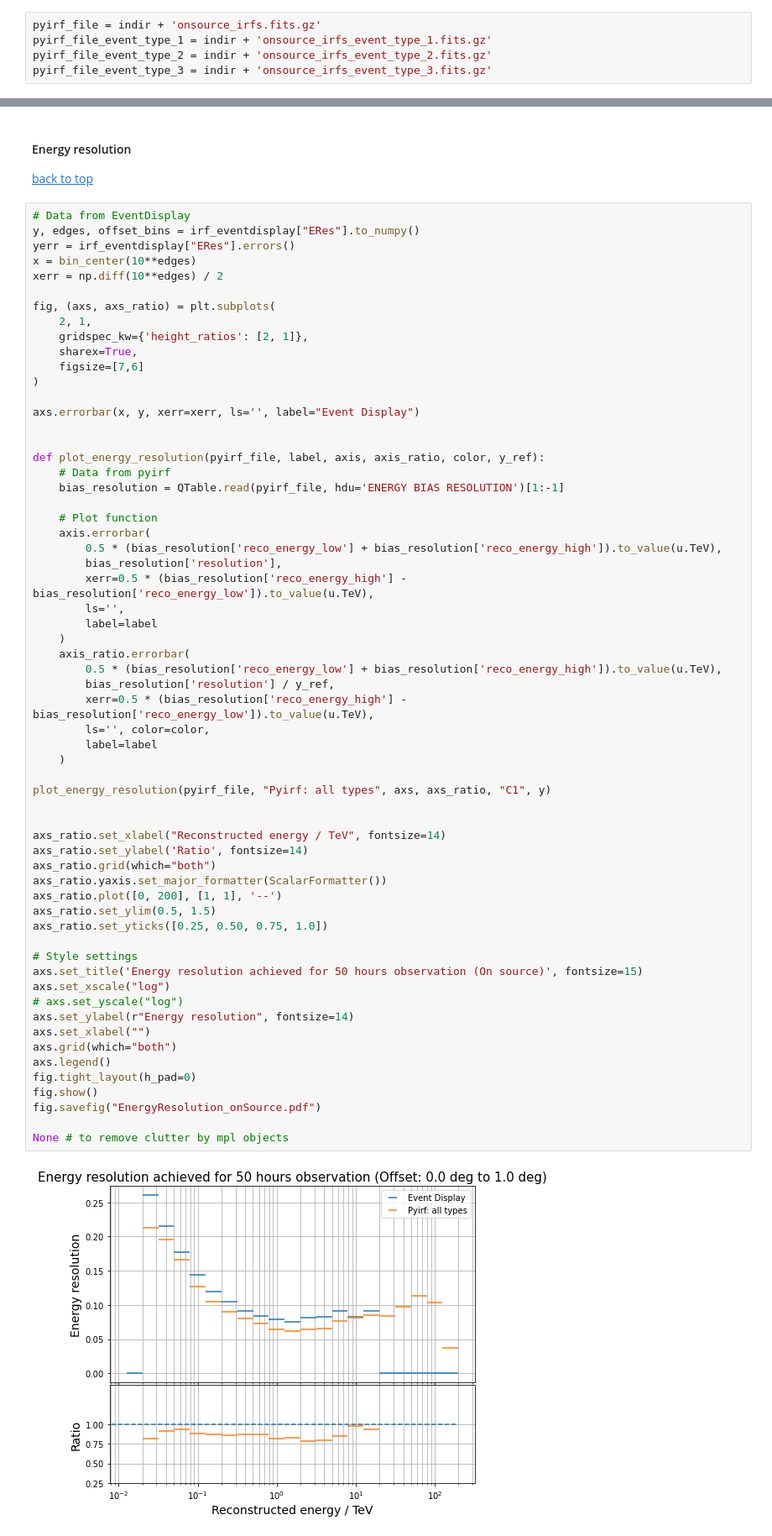
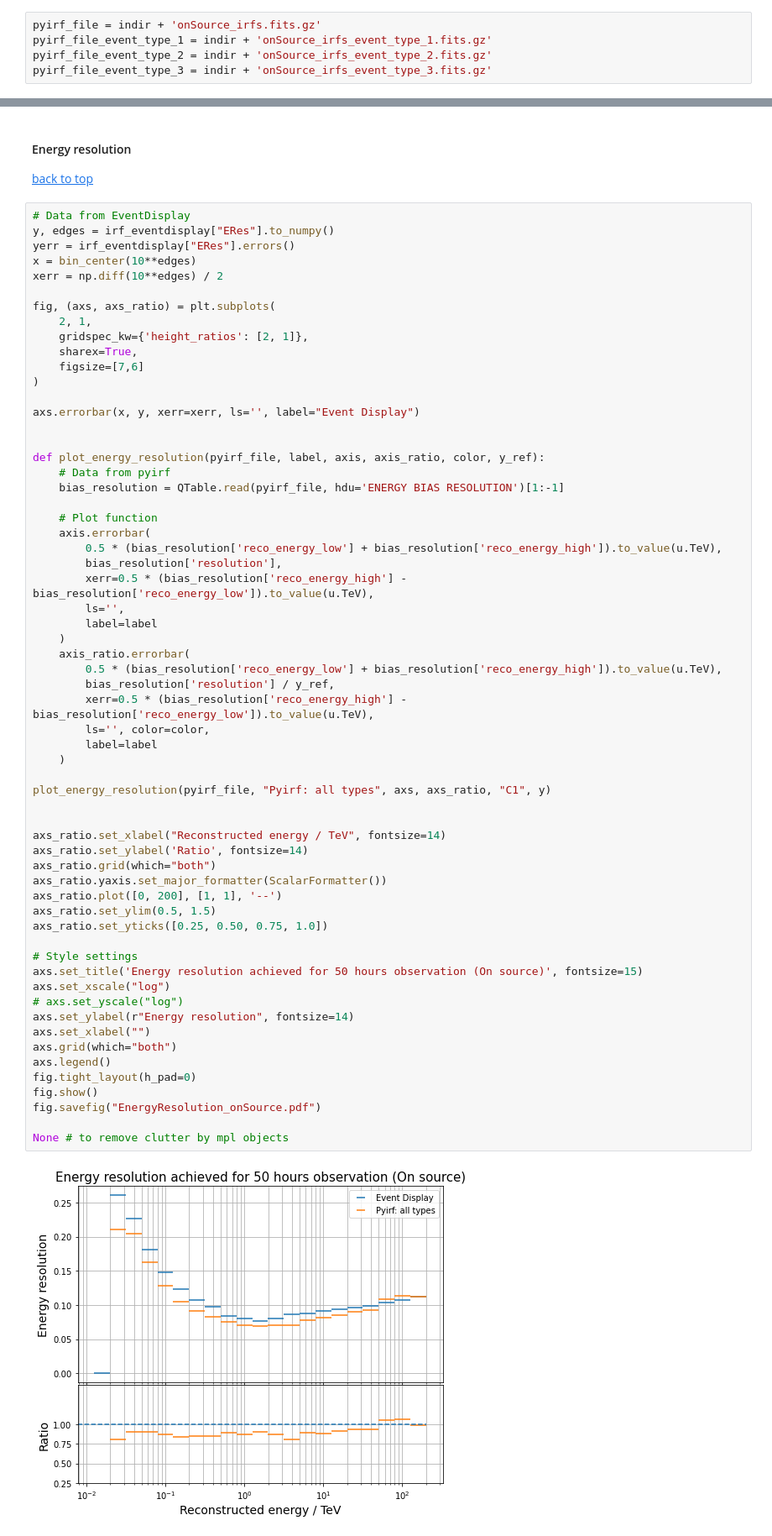
Before and after one commit to cta-observatory/iact_event_types, a Jupyter notebook: notebooks/onsource_event_type_comparison.ipynb, the cells around one changed output, grey strips where cells are left out. Shown at 84% size. Drawn from its saved outputs; the diff is of its cells as text.

Commit message:
Updated onSource notebook

```diff
--- a/notebooks/onsource_event_type_comparison.ipynb
+++ b/notebooks/onsource_event_type_comparison.ipynb
@@ -63,10 +63,10 @@ irf_eventdisplay = uproot.open(os.path.join(indir, irf_file_event_display))
 The following is the current IRF + sensititivy output FITS format provided by pyirf.
 The cuts are optimized independently for each event type selection and for the whole dataset (standard).
 # %%
-pyirf_file = indir + 'onsource_irfs.fits.gz'
-pyirf_file_event_type_1 = indir + 'onsource_irfs_event_type_1.fits.gz'
-pyirf_file_event_type_2 = indir + 'onsource_irfs_event_type_2.fits.gz'
-pyirf_file_event_type_3 = indir + 'onsource_irfs_event_type_3.fits.gz'
+pyirf_file = indir + 'onSource_irfs.fits.gz'
+pyirf_file_event_type_1 = indir + 'onSource_irfs_event_type_1.fits.gz'
+pyirf_file_event_type_2 = indir + 'onSource_irfs_event_type_2.fits.gz'
+pyirf_file_event_type_3 = indir + 'onSource_irfs_event_type_3.fits.gz'
 # %% [markdown]
 ## Optimized cuts
 [back to top](#Table-of-contents)
@@ -700,7 +700,7 @@ None # to remove clutter by mpl objects
 [back to top](#Table-of-contents)
 # %%
 # Data from EventDisplay
-y, edges, offset_bins = irf_eventdisplay["ERes"].to_numpy()
+y, edges = irf_eventdisplay["ERes"].to_numpy()
 yerr = irf_eventdisplay["ERes"].errors()
 x = bin_center(10**edges)
 xerr = np.diff(10**edges) / 2
@@ -733,34 +733,34 @@ def plot_energy_resolution(pyirf_file, label, axis, axis_ratio, color, y_ref):
         xerr=0.5 * (bias_resolution['reco_energy_high'] - bias_resolution['reco_energy_low']).to_value(u.TeV),
         ls='', color=color,
         label=label
     )
 
 plot_energy_resolution(pyirf_file, "Pyirf: all types", axs, axs_ratio, "C1", y)
 
 
 axs_ratio.set_xlabel("Reconstructed energy / TeV", fontsize=14)
 axs_ratio.set_ylabel('Ratio', fontsize=14)
 axs_ratio.grid(which="both")
 axs_ratio.yaxis.set_major_formatter(ScalarFormatter())
 axs_ratio.plot([0, 200], [1, 1], '--')
 axs_ratio.set_ylim(0.5, 1.5)
 axs_ratio.set_yticks([0.25, 0.50, 0.75, 1.0])
 
 # Style settings
 axs.set_title('Energy resolution achieved for 50 hours observation (On source)', fontsize=15)
 axs.set_xscale("log")
 # axs.set_yscale("log")
 axs.set_ylabel(r"Energy resolution", fontsize=14)
 axs.set_xlabel("")
 axs.grid(which="both")
 axs.legend()
 fig.tight_layout(h_pad=0)
 fig.show()
 fig.savefig("EnergyResolution_onSource.pdf")
 
 None # to remove clutter by mpl objects
 # %% [output]
-[figure, old version]
+[figure, new version]
 # %%
 bias_resolution = QTable.read(pyirf_file, hdu='ENERGY BIAS RESOLUTION')[1:-1]
 y = bias_resolution['resolution']
```
Also changed, not shown: parts of 17 cells of this notebook.
